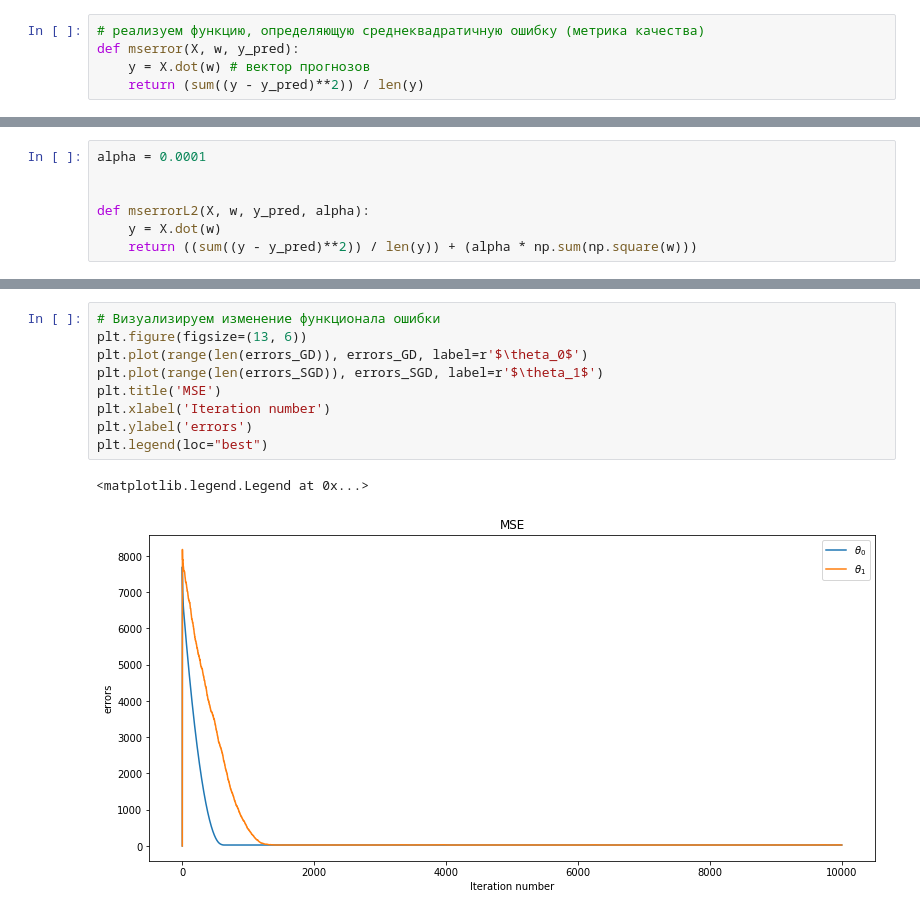
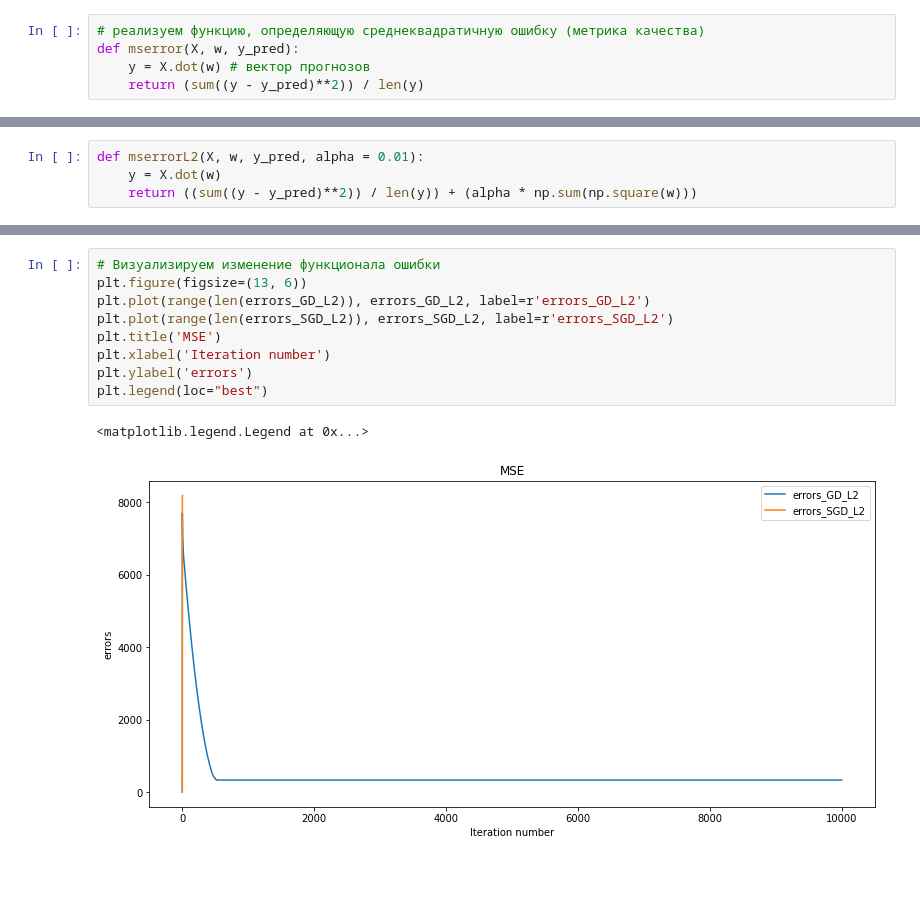
Before and after one commit to Art260679/data_analysis_algorithms, a Jupyter notebook: HW2.ipynb, the cells around one changed output, grey strips where cells are left out. Drawn from its saved outputs; the diff is of its cells as text; blank space fills up the shorter version.

```diff
--- a/HW2.ipynb
+++ b/HW2.ipynb
@@ -133,7 +132,4 @@ plt.legend(loc="best")
 # %%
-alpha = 0.0001
-
-
-def mserrorL2(X, w, y_pred, alpha):
+def mserrorL2(X, w, y_pred, alpha = 0.01):
     y = X.dot(w)
     return ((sum((y - y_pred)**2)) / len(y)) + (alpha * np.sum(np.square(w)))
@@ -147,12 +232,12 @@ errors_GD: 26.437631189903797, errors_SGD:26.8757144546518
 # %%
 # Визуализируем изменение функционала ошибки
 plt.figure(figsize=(13, 6))
-plt.plot(range(len(errors_GD)), errors_GD, label=r'$\theta_0$')
-plt.plot(range(len(errors_SGD)), errors_SGD, label=r'$\theta_1$')
+plt.plot(range(len(errors_GD_L2)), errors_GD_L2, label=r'errors_GD_L2')
+plt.plot(range(len(errors_SGD_L2)), errors_SGD_L2, label=r'errors_SGD_L2')
 plt.title('MSE')
 plt.xlabel('Iteration number')
 plt.ylabel('errors')
 plt.legend(loc="best")
 # %% [output]
 <matplotlib.legend.Legend at 0x...>
-[figure, old version]
+[figure, new version]
```
Also changed, not shown: parts of 7 cells of this notebook.
